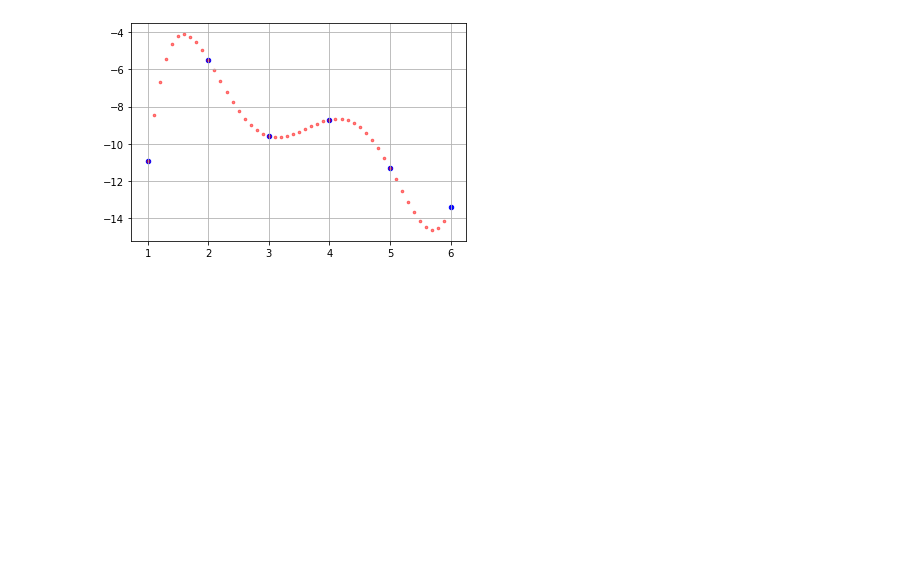
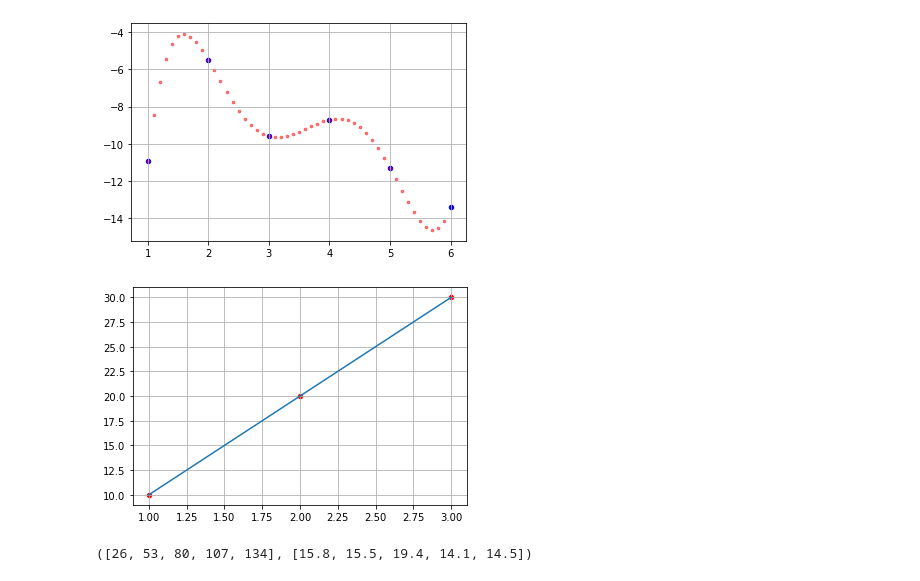
Before and after one commit to m1ntm1nd/dz_algo_1, a Jupyter notebook: vm/10_NN.ipynb, the cells around one changed output. Saved outputs shown, nothing was run; the diff lists cells and outputs as text; code cells hidden in the pictures; blank space fills up the shorter version.

```diff
--- a/vm/10_NN.ipynb
+++ b/vm/10_NN.ipynb
@@ -233,3 +233,36 @@ yn=[newton_polynomial(x1,y1,i) for i in xn]
 plt.scatter(xn,yn,s=7, c='red', marker="o", alpha = 0.5)
 plt.grid(True)
 plt.show()
+# %%
+import numpy as np
+import matplotlib.pyplot as plt
+xi = np.array([1,2,3],dtype = np.float)
+yi = np.array([10,20,30],dtype = np.float)
+np.sum(np.power(xi,2,dtype=np.float))
+A = np.zeros((3,3))
+for x in range(3):
+    for y in range(3):
+        A[x][y] = np.sum(np.power(xi,x+y,dtype=np.float))  #составляем матрицу кэф, возводим в степень xi и суммируем до n
+v = np.zeros((3,1))
+for i in range(3):
+    tmp = np.zeros(len(yi))
+    for j in range(3):
+        tmp[j] = yi[j] * xi[j] ** i                             #считаем произведение всех yi на xi
+    v[i][0] = np.sum(tmp)     #суммируем yi по n
+
+ans = np.linalg.solve(A,v)
+
+def polynom5(ans,x):
+    t = 0
+    for i in range(len(ans)):
+        t += ans[i][0] * (x**i)
+    return t
+
+xn=np.arange(np.min(xi),np.max(xi+0.1),0.1)
+yn=[polynom5(ans,i) for i in xn]
+plt.scatter(xi,yi,s=20, c='red', marker="o")
+plt.plot(xn,yn)
+plt.grid(True)
+plt.show()
+# %% [output]
+[figure, added]
@@ -235,0 +292,11 @@ plt.show()
+# %%
+len1 = len(z5)
+
+approximating_x_axis = []
+approximating_y_axis = []
+for i in range(1,6):
+    num = len1 // 6 * i - 1
+    approximating_x_axis.append(num)
+    approximating_y_axis.append(z5[num])
+# %% [output]
+([26, 53, 80, 107, 134], [15.8, 15.5, 19.4, 14.1, 14.5])
```
Also changed, not shown: parts of 3 cells of this notebook, 9 other files.
